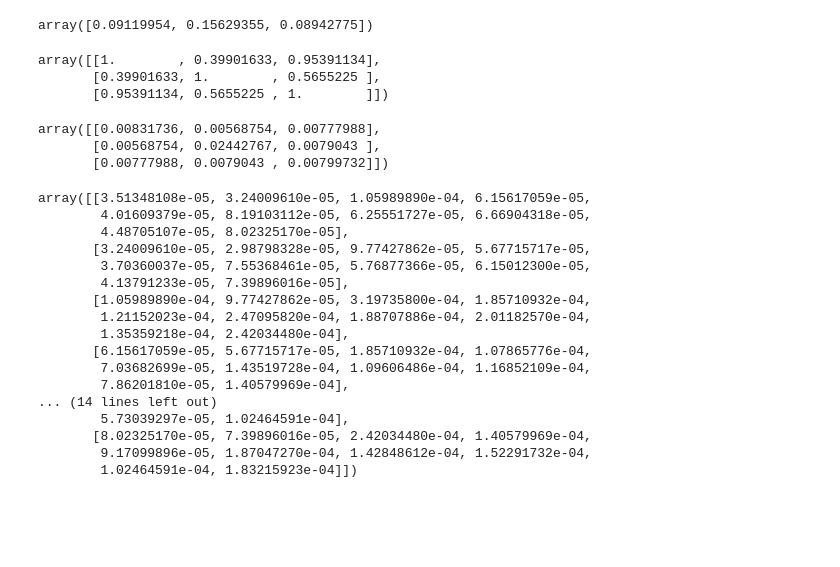
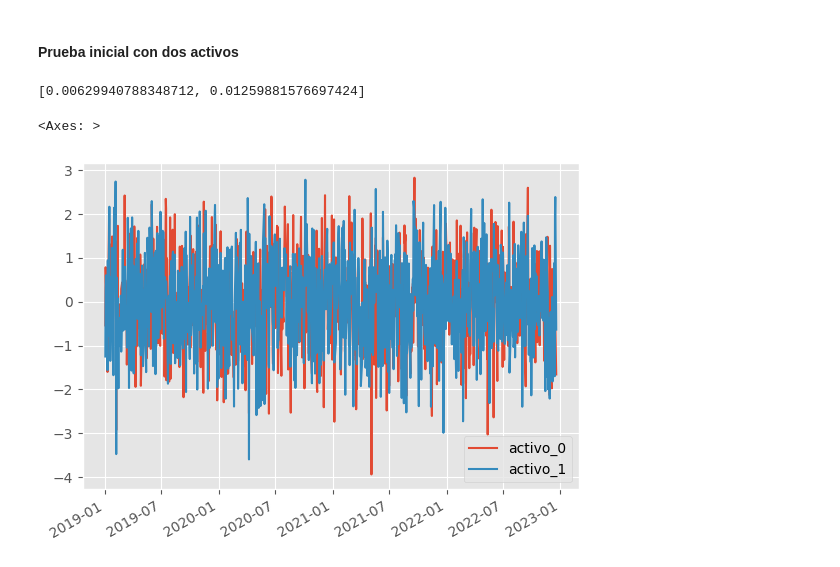
Before and after one commit to alfonso-santos/Python-aplicado-gestion-carteras, a Jupyter notebook: source/pruebas_mercado.ipynb, the cells around one changed output. Cells and saved outputs as stored; diff of their text form; code cells hidden in the pictures; blank space fills up the shorter version.

```diff
--- a/source/pruebas_mercado.ipynb
+++ b/source/pruebas_mercado.ipynb
@@ -14,4 +14,36 @@ plt.style.use('ggplot')
 num_dias = 1000
 start_date = '2019-01-01'
 businees_days = sim.generate_business_dates(num_dias, start_date)
+# %% [markdown]
+#### Prueba inicial con dos activos
+# %%
+# Parámetros de los activos
+med1 = 0.03/252  # Media del primer activo
+std1 = 0.1/np.sqrt(252)  # Desviación estándar del primer activo
+
+med2 = 0.1/252  # Media del segundo activo
+std2 = 0.2/np.sqrt(252)  # Desviación estándar del segundo activo
+
+precios_ini_2 = [102, 87]
+
+corr12 = 0.4
+# %%
+med_lst_2 = [med1, med2]
+std_lst_2 = [std1, std2]
+corr_mat_2 = np.array([[1, corr12], [corr12, 1]])
+# %%
+std_lst_2
+# %% [output]
+[0.00629940788348712, 0.01259881576697424]
+# %%
+ret_sim_2 = sim.simular_retornos_diarios(med_lst_2, std_lst_2, corr_mat_2, num_dias)
+
+ret_sim__2_df = pd.DataFrame(ret_sim_2, index=businees_days, columns=[f"activo_{i}" for i in range(2)])
+
+precios_2_df = sim.calcular_precios(ret_sim__2_df, precios_ini_2)
+# %%
+ret_sim__2_df.plot()
+# %% [output]
+<Axes: >
+[figure, added]
 # %%
@@ -35,36 +78,0 @@ cov_mat =sim.calcular_matriz_covarianza(med_lst, std_lst, corr_mat)
-# %%
-std_lst
-# %% [output]
-array([0.09119954, 0.15629355, 0.08942775])
-# %%
-corr_mat
-# %% [output]
-array([[1.        , 0.39901633, 0.95391134],
-       [0.39901633, 1.        , 0.5655225 ],
-       [0.95391134, 0.5655225 , 1.        ]])
-# %%
-cov_mat
-# %% [output]
-array([[0.00831736, 0.00568754, 0.00777988],
-       [0.00568754, 0.02442767, 0.0079043 ],
-       [0.00777988, 0.0079043 , 0.00799732]])
-# %%
-np.outer(std_lst, std_lst)
-# %% [output]
-array([[3.51348108e-05, 3.24009610e-05, 1.05989890e-04, 6.15617059e-05,
-        4.01609379e-05, 8.19103112e-05, 6.25551727e-05, 6.66904318e-05,
-        4.48705107e-05, 8.02325170e-05],
-       [3.24009610e-05, 2.98798328e-05, 9.77427862e-05, 5.67715717e-05,
-        3.70360037e-05, 7.55368461e-05, 5.76877366e-05, 6.15012300e-05,
-        4.13791233e-05, 7.39896016e-05],
-       [1.05989890e-04, 9.77427862e-05, 3.19735800e-04, 1.85710932e-04,
-        1.21152023e-04, 2.47095820e-04, 1.88707886e-04, 2.01182570e-04,
-        1.35359218e-04, 2.42034480e-04],
-       [6.15617059e-05, 5.67715717e-05, 1.85710932e-04, 1.07865776e-04,
-        7.03682699e-05, 1.43519728e-04, 1.09606486e-04, 1.16852109e-04,
-        7.86201810e-05, 1.40579969e-04],
-... (14 lines left out)
-        5.73039297e-05, 1.02464591e-04],
-       [8.02325170e-05, 7.39896016e-05, 2.42034480e-04, 1.40579969e-04,
-        9.17099896e-05, 1.87047270e-04, 1.42848612e-04, 1.52291732e-04,
-        1.02464591e-04, 1.83215923e-04]])
```
Also changed, not shown: parts of 19 cells of this notebook, 3 other files.
